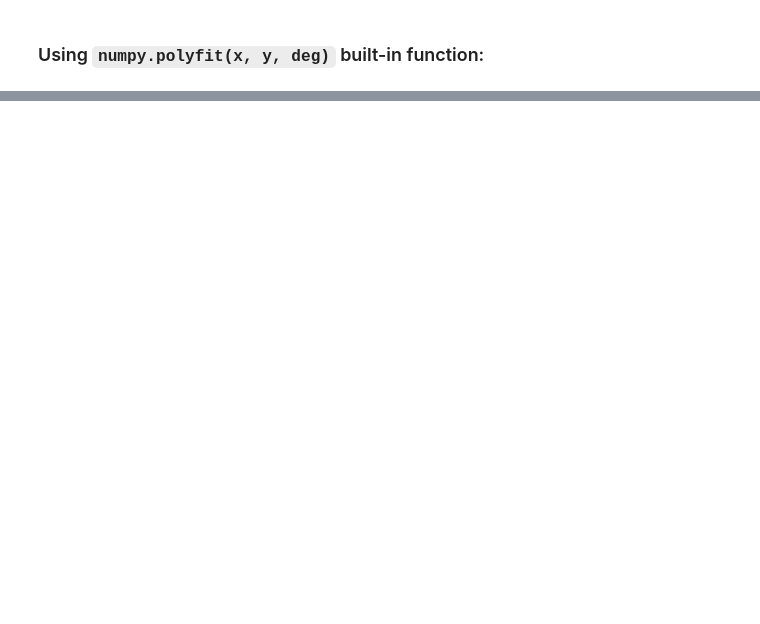
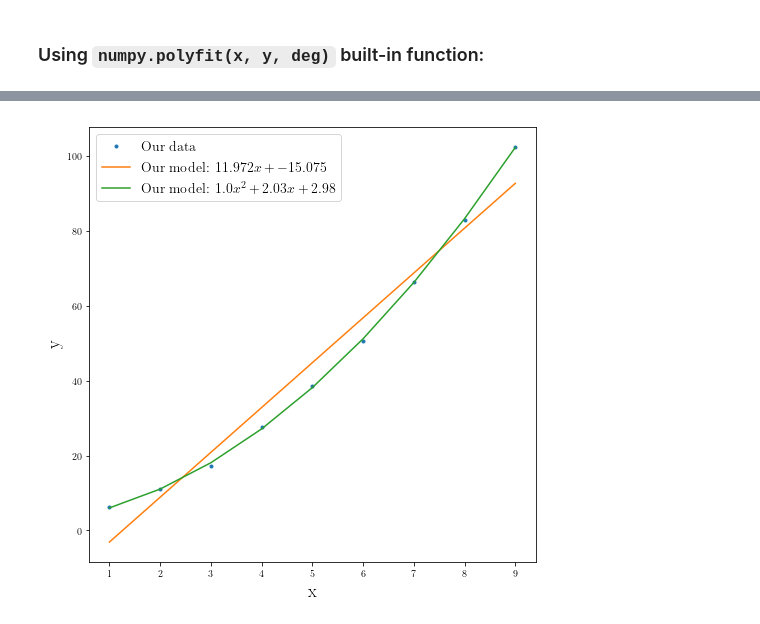
Before and after one commit to abtinshahidi/Foundation_applied_machine_learning, a Jupyter notebook: notebooks/week4/week4.ipynb, the cells around one changed output, grey strips where cells are left out. Saved outputs shown, nothing was run; the diff lists cells and outputs as text; code cells hidden in the pictures; blank space fills up the shorter version.

```diff
--- a/notebooks/week4/week4.ipynb
+++ b/notebooks/week4/week4.ipynb
@@ -433,0 +453,22 @@ array([1.03105414, 1.60047278, 4.36237257])
+# %%
+fig2 = plt.figure(figsize=(8,8))
+
+plt.plot(x_data, y_data, ".", label="Our data")
+
+plt.plot(x_data, our_best_estimate_linear[0]*x_data+our_best_estimate_linear[1],
+         label="Our model: ${}x+{}$".format(round(float(our_best_estimate_linear[0]),3),
+                                            round(float(our_best_estimate_linear[1]), 3)))
+
+plt.plot(x_data, our_best_estimate[0]*x_data**2+our_best_estimate[1]*x_data+our_best_estimate[2],
+         label="Our model: ${}x^2+{}x+{}$".format(round(float(our_best_estimate[0]),3),
+                                            round(float(our_best_estimate[1]), 3),
+                                            round(float(our_best_estimate[2]), 3)))
+
+plt.ylabel(r"y", fontsize=18)
+plt.xlabel(r"x", fontsize=18)
+
+
+plt.legend(fontsize=14)
+plt.show()
+# %% [output]
+[figure, added]
```
Also changed, not shown: parts of 52 cells of this notebook.
